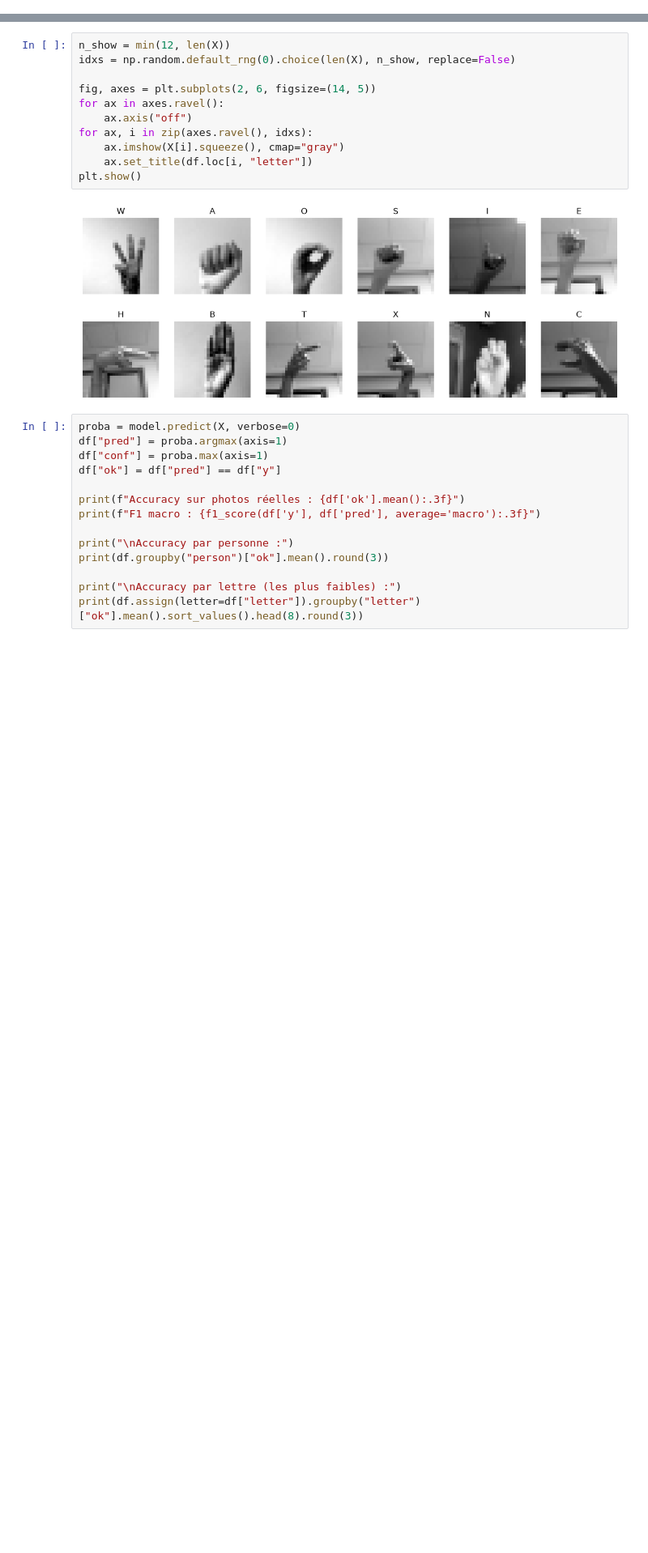
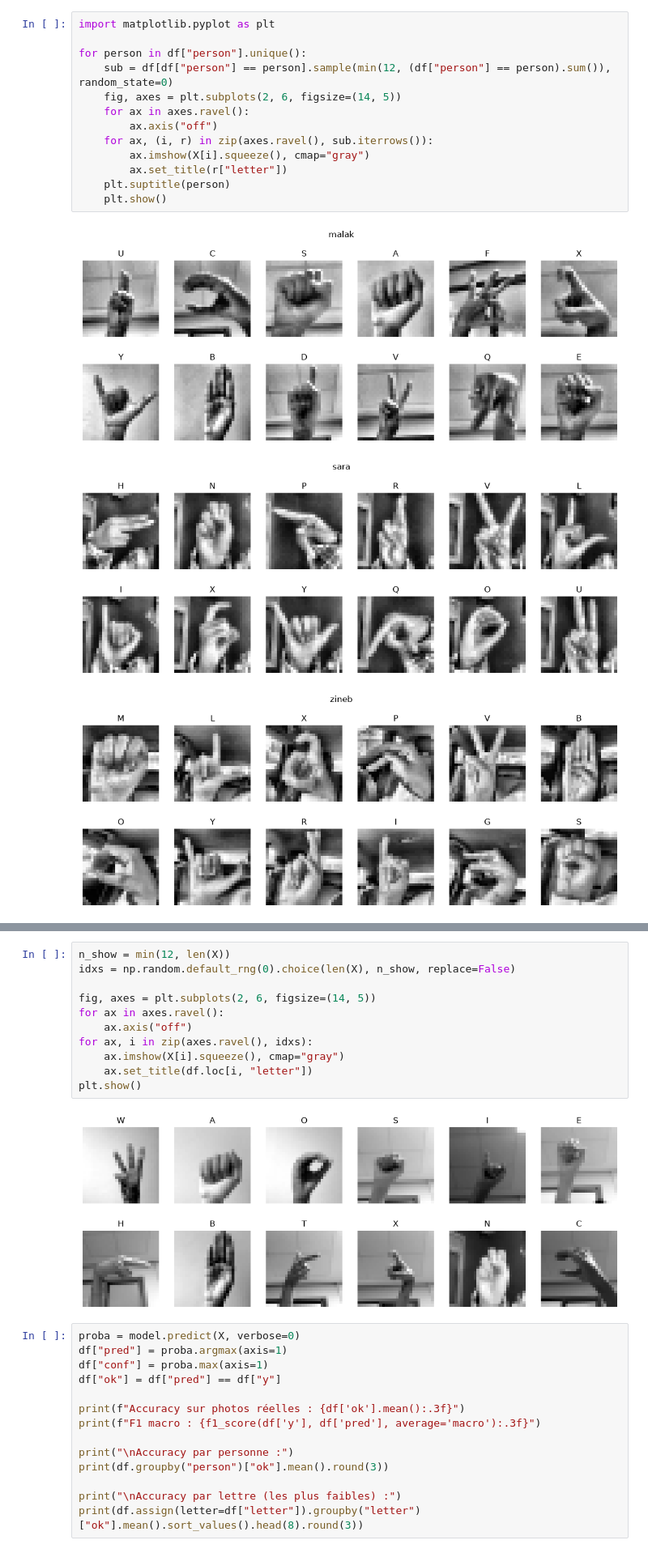
Before and after one commit to SaraMaktabi/projet_sign_language, a Jupyter notebook: Projet/notebooks/04_test_reel.ipynb, the cells around one changed output, grey strips where cells are left out. Shown at 81% size. Saved outputs shown, nothing was run; the diff lists cells and outputs as text; blank space fills up the shorter version.

```diff
--- a/Projet/notebooks/04_test_reel.ipynb
+++ b/Projet/notebooks/04_test_reel.ipynb
@@ -80,3 +130,20 @@ zineb   0.083     24
+# %%
+import matplotlib.pyplot as plt
+
+for person in df["person"].unique():
+    sub = df[df["person"] == person].sample(min(12, (df["person"] == person).sum()), random_state=0)
+    fig, axes = plt.subplots(2, 6, figsize=(14, 5))
+    for ax in axes.ravel():
+        ax.axis("off")
+    for ax, (i, r) in zip(axes.ravel(), sub.iterrows()):
+        ax.imshow(X[i].squeeze(), cmap="gray")
+        ax.set_title(r["letter"])
+    plt.suptitle(person)
+    plt.show()
+# %% [output]
+[figure, added]
+[figure, added]
+[figure, added]
 # %%
 import os, json, glob
 import cv2
```
Also changed, not shown: parts of 6 cells of this notebook, 9 other files.
